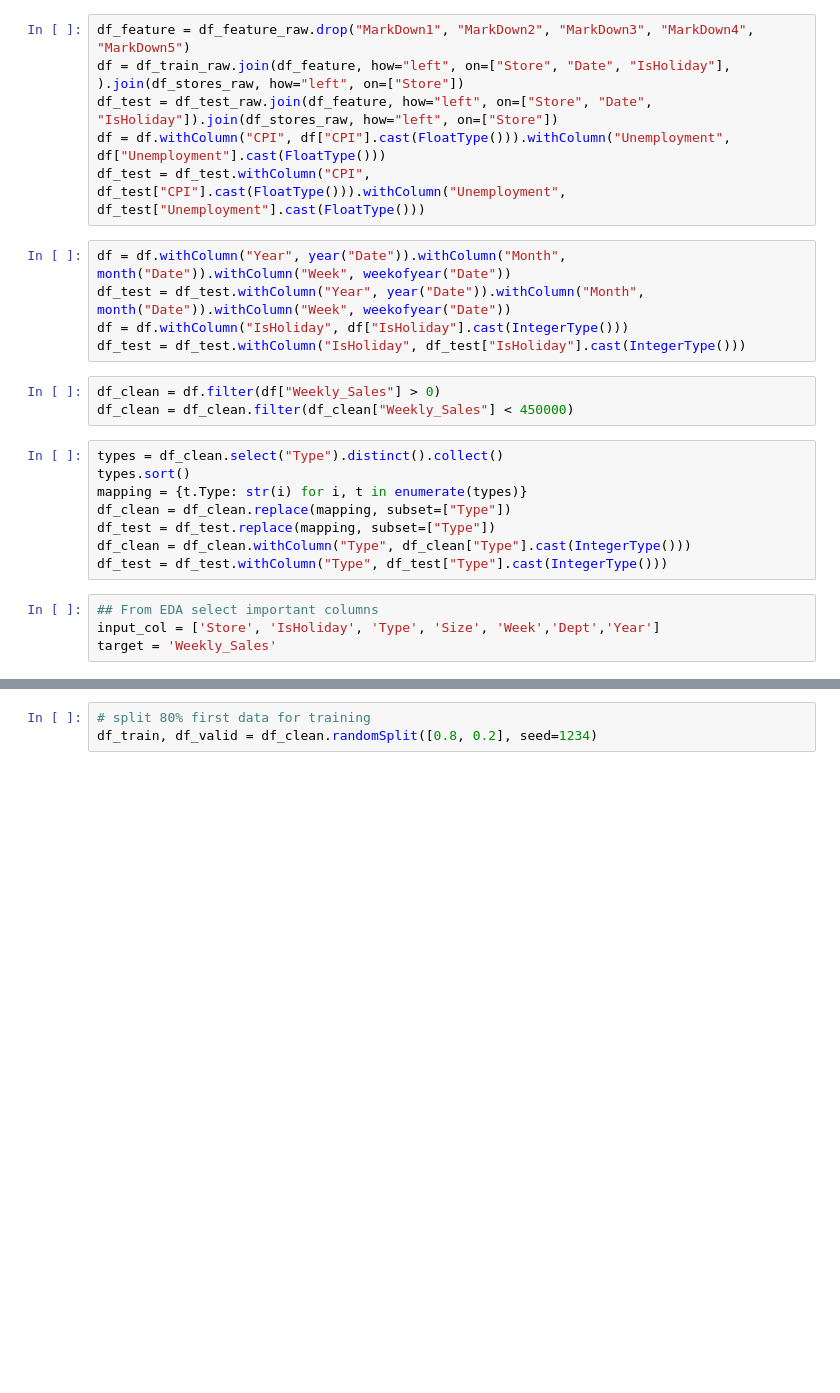
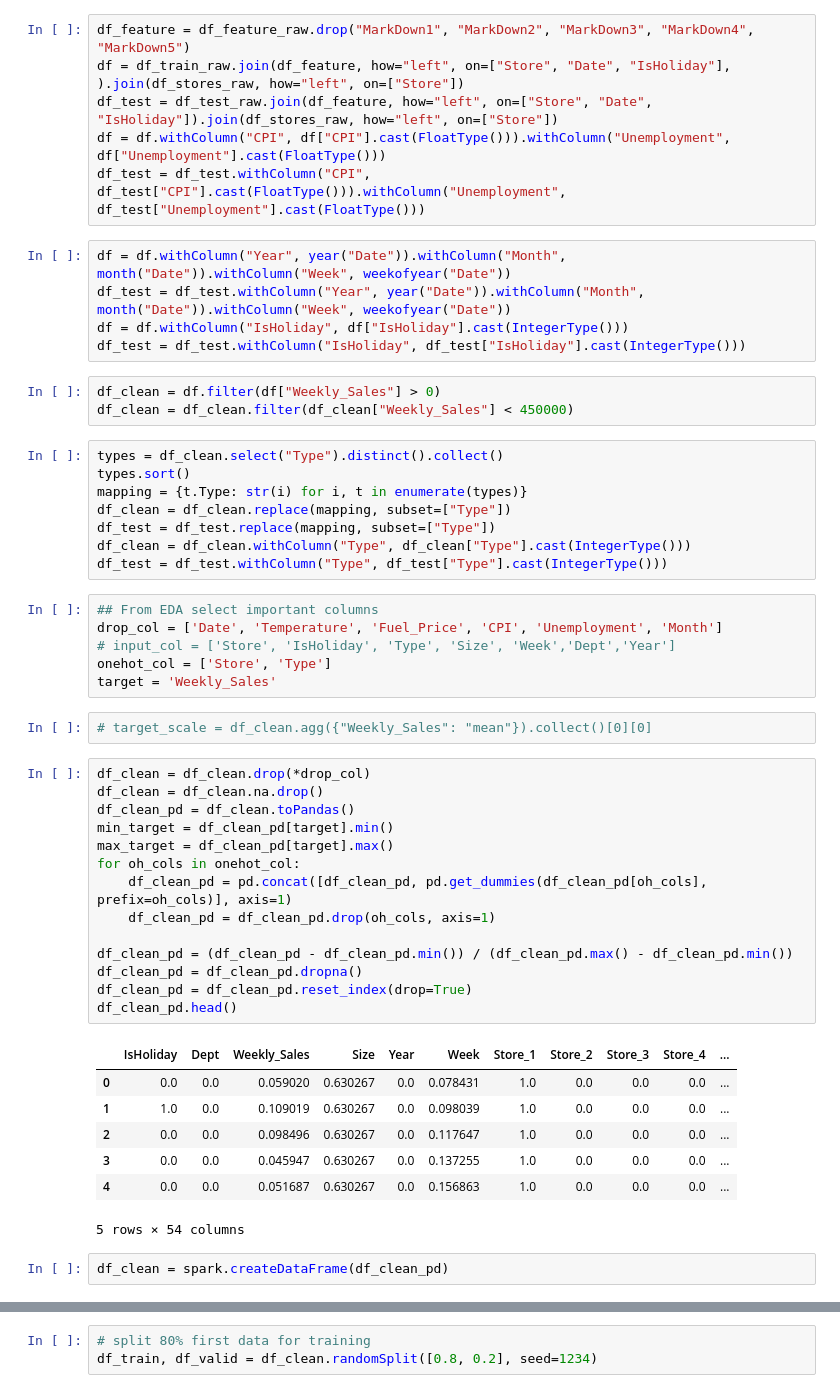
Before and after one commit to Crazylov3/spark, a Jupyter notebook: deeplearning_process.ipynb, the cells around one changed output, grey strips where cells are left out. Cells and saved outputs as stored; diff of their text form; blank space fills up the shorter version.

```diff
--- a/deeplearning_process.ipynb
+++ b/deeplearning_process.ipynb
@@ -60,5 +67,33 @@ df_clean = df_clean.withColumn("Type", df_clean["Type"].cast(IntegerType()))
 df_test = df_test.withColumn("Type", df_test["Type"].cast(IntegerType()))
 # %%
 ## From EDA select important columns
-input_col = ['Store', 'IsHoliday', 'Type', 'Size', 'Week','Dept','Year']
+drop_col = ['Date', 'Temperature', 'Fuel_Price', 'CPI', 'Unemployment', 'Month']
+# input_col = ['Store', 'IsHoliday', 'Type', 'Size', 'Week','Dept','Year']
+onehot_col = ['Store', 'Type']
 target = 'Weekly_Sales'
+# %%
+# target_scale = df_clean.agg({"Weekly_Sales": "mean"}).collect()[0][0]
+# %%
+df_clean = df_clean.drop(*drop_col)
+df_clean = df_clean.na.drop()
+df_clean_pd = df_clean.toPandas()
+min_target = df_clean_pd[target].min()
+max_target = df_clean_pd[target].max()
+for oh_cols in onehot_col:
+    df_clean_pd = pd.concat([df_clean_pd, pd.get_dummies(df_clean_pd[oh_cols], prefix=oh_cols)], axis=1)
+    df_clean_pd = df_clean_pd.drop(oh_cols, axis=1)
+
+df_clean_pd = (df_clean_pd - df_clean_pd.min()) / (df_clean_pd.max() - df_clean_pd.min())
+df_clean_pd = df_clean_pd.dropna()
+df_clean_pd = df_clean_pd.reset_index(drop=True)
+df_clean_pd.head()
+# %% [output]
+|  | IsHoliday | Dept | Weekly_Sales | Size | Year | Week | Store_1 | Store_2 | Store_3 | Store_4 | ... |
+| 0 | 0.0 | 0.0 | 0.059020 | 0.630267 | 0.0 | 0.078431 | 1.0 | 0.0 | 0.0 | 0.0 | ... |
+| 1 | 1.0 | 0.0 | 0.109019 | 0.630267 | 0.0 | 0.098039 | 1.0 | 0.0 | 0.0 | 0.0 | ... |
+| 2 | 0.0 | 0.0 | 0.098496 | 0.630267 | 0.0 | 0.117647 | 1.0 | 0.0 | 0.0 | 0.0 | ... |
+| 3 | 0.0 | 0.0 | 0.045947 | 0.630267 | 0.0 | 0.137255 | 1.0 | 0.0 | 0.0 | 0.0 | ... |
+| 4 | 0.0 | 0.0 | 0.051687 | 0.630267 | 0.0 | 0.156863 | 1.0 | 0.0 | 0.0 | 0.0 | ... |
+5 rows × 54 columns
+# %%
+df_clean = spark.createDataFrame(df_clean_pd)
```
Also changed, not shown: parts of 12 cells of this notebook.
